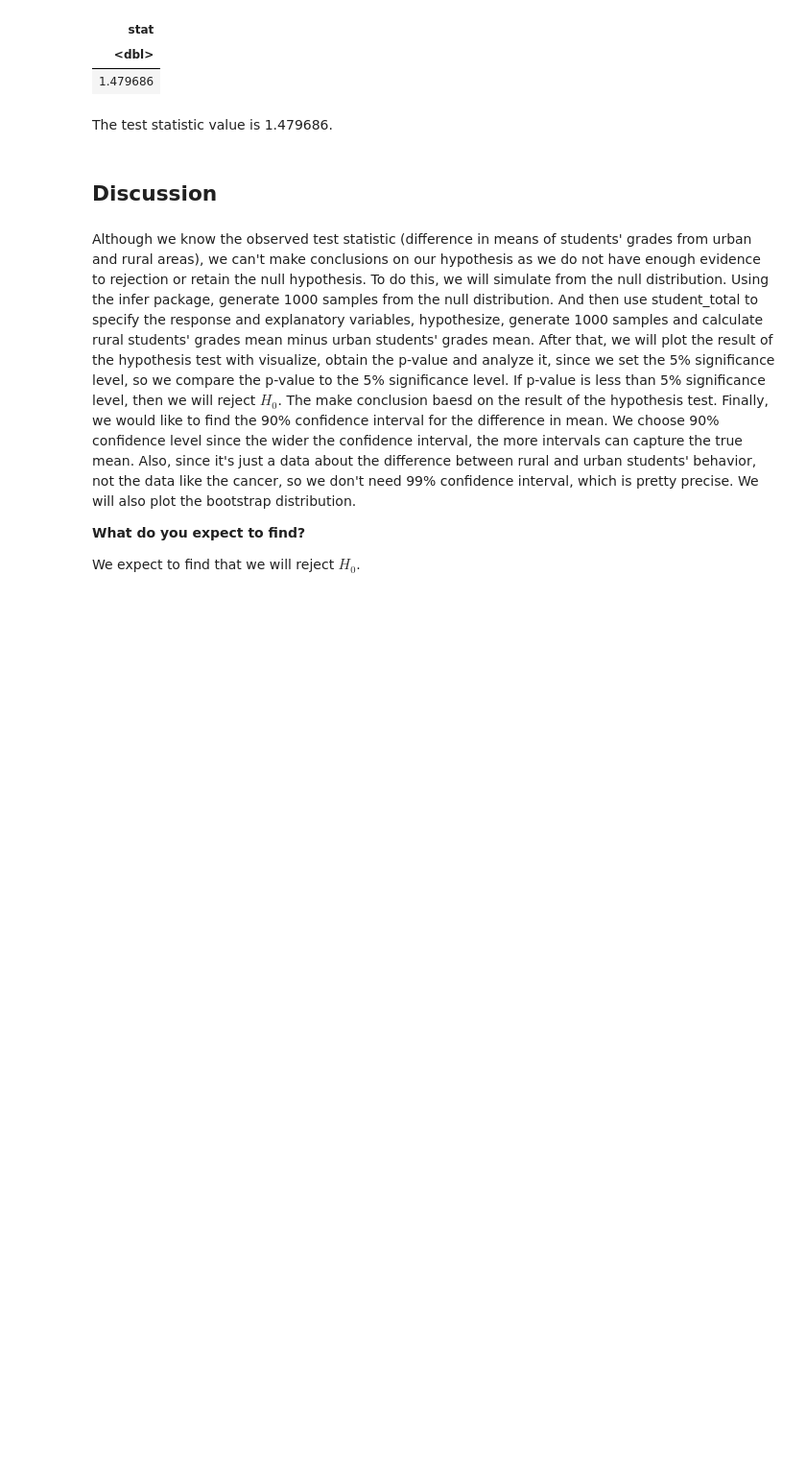
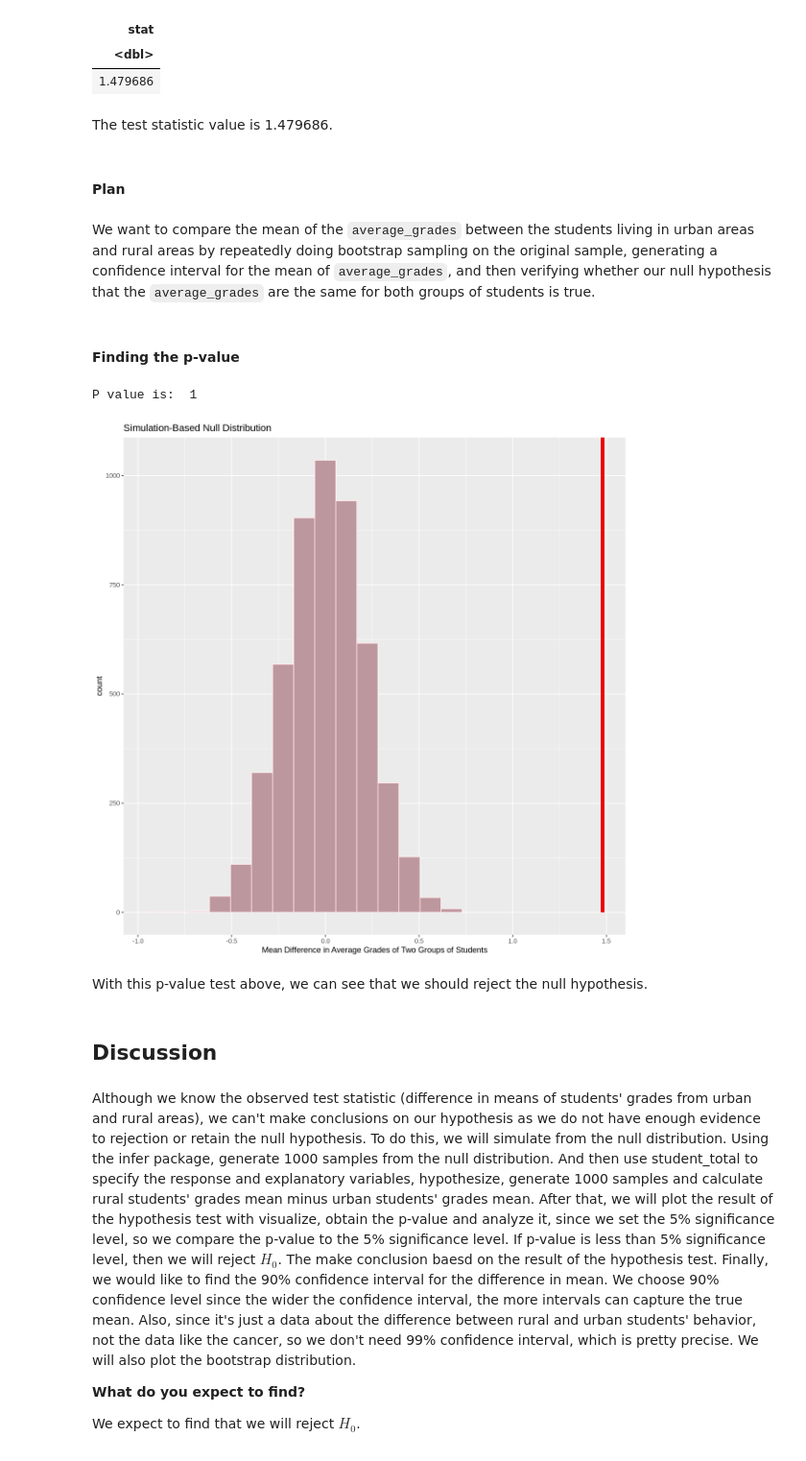
Before and after one commit to Zhangcheng0410/stat201, a Jupyter notebook: final_report.ipynb, the cells around one changed output. Shown: that part at 96% size. Cells and saved outputs as stored; diff of their text form; code cells hidden in the pictures; blank space fills up the shorter version.

```diff
--- a/final_report.ipynb
+++ b/final_report.ipynb
@@ -229,3 +237,9 @@ A tibble: 1 × 1
 | 1.479686 |
 # %% [markdown]
 The test statistic value is 1.479686.
+# %% [markdown]
+#### Plan
+# %% [markdown]
+We want to compare the mean of the `average_grades` between the students living in urban areas and rural areas by repeatedly doing bootstrap sampling on the original sample, generating a confidence interval for the mean of `average_grades`, and then verifying whether our null hypothesis that the `average_grades` are the same for both groups of students is true.
+# %% [markdown]
+#### Finding the p-value
@@ -232,3 +248,26 @@ The test statistic value is 1.479686.
+# %%
+null_model_students_mean <-
+   studentset %>%
+   specify(formula = average_grades ~ residence) %>%
+   hypothesize(null = "independence") %>%
+   generate(reps = 5000, type = "permute") %>%
+   calculate(stat="diff in means", order = c("Rural", "Urban"))
+result_plot_students <-
+   null_model_students_mean %>%
+   visualize() +
+   shade_p_value(obs_stat = obs_diff_in_means, direction = "less") +
+   labs(x = "Mean Difference in Average Grades of Two Groups of Students")
+p_value_mean_students <-
+    null_model_students_mean %>%
+    get_p_value(obs_stat = obs_diff_in_means, direction = "less") %>%
+    pull()
+result_plot_students
+cat("P value is: ", p_value_mean_students)
+# %% [output]
+P value is:  1
+[figure, added]
+# %% [markdown]
+With this p-value test above, we can see that we should reject the null hypothesis.
 # %% [markdown]
 ## Discussion
 # %% [markdown]
```
Also changed, not shown: parts of 6 cells of this notebook.
